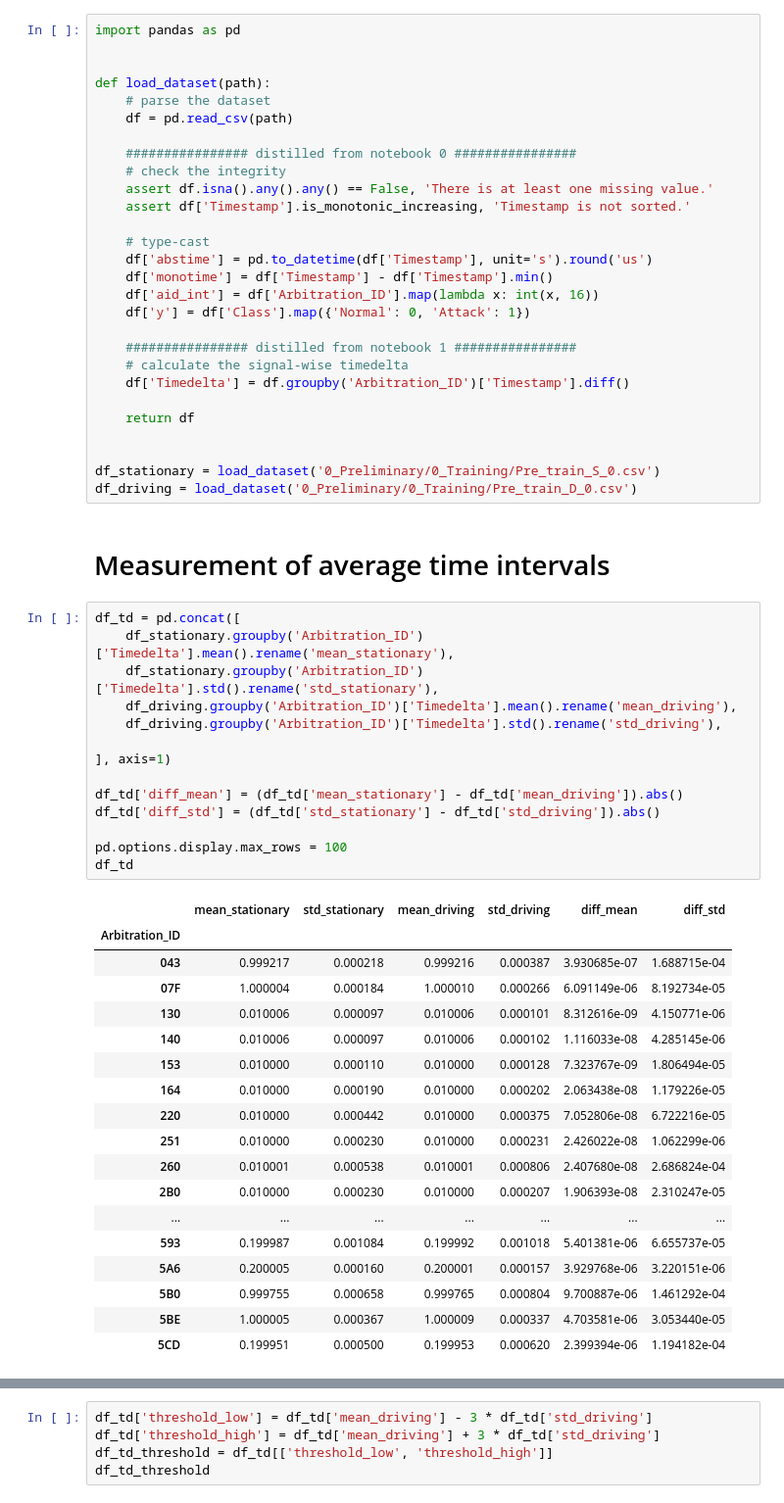
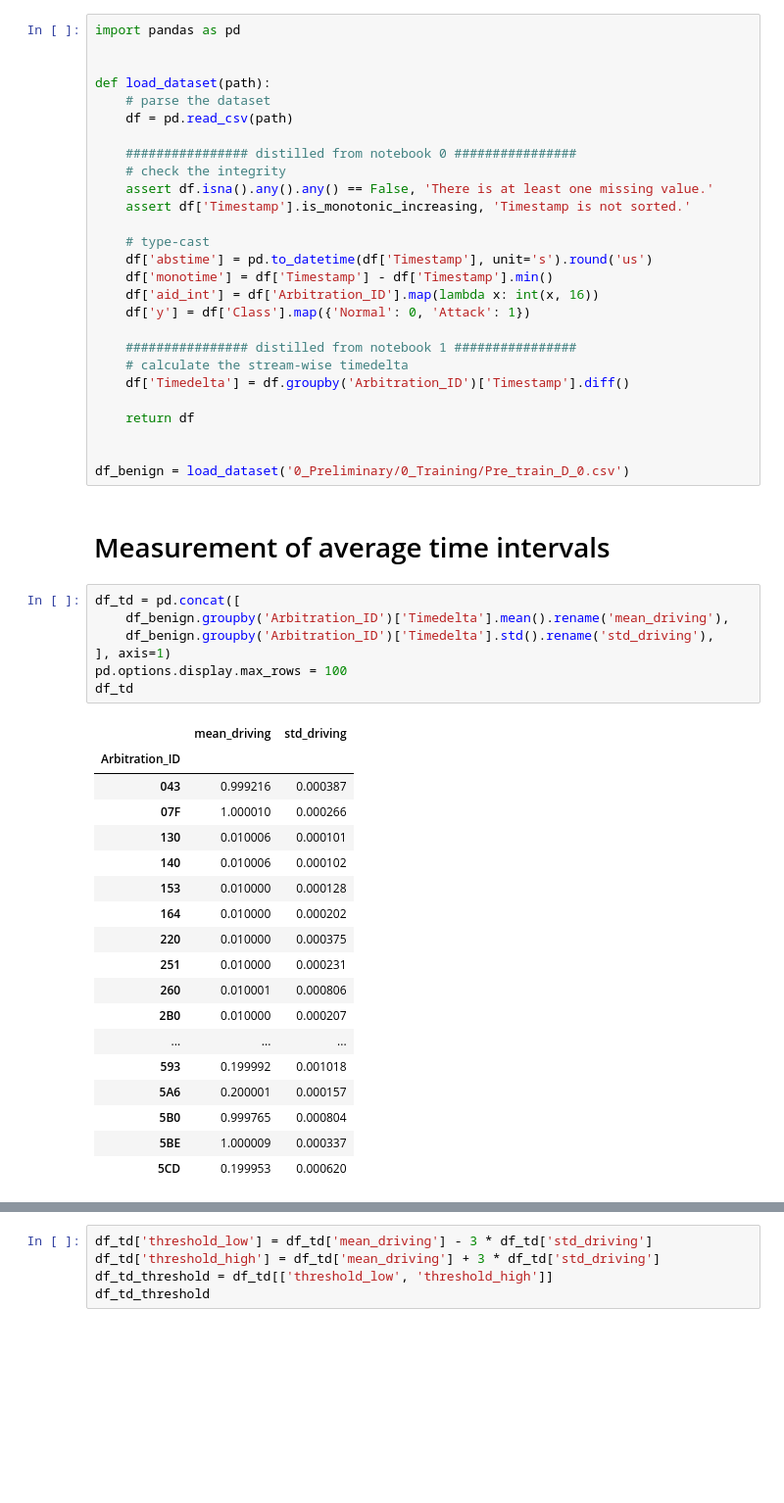
Before and after one commit to hksecurity/2022-StudyTour-UWA-KU, a Jupyter notebook: 2_time_interval_based_IDS.ipynb, the cells around one changed output, grey strips where cells are left out. Shown: that part at 98% size. Drawn from its saved outputs; the diff is of its cells as text; blank space fills up the shorter version.

```diff
--- a/2_time_interval_based_IDS.ipynb
+++ b/2_time_interval_based_IDS.ipynb
@@ -18,46 +18,38 @@ def load_dataset(path):
     df['y'] = df['Class'].map({'Normal': 0, 'Attack': 1})
 
     ################ distilled from notebook 1 ################
-    # calculate the signal-wise timedelta
+    # calculate the stream-wise timedelta
     df['Timedelta'] = df.groupby('Arbitration_ID')['Timestamp'].diff()
 
     return df
 
 
-df_stationary = load_dataset('0_Preliminary/0_Training/Pre_train_S_0.csv')
-df_driving = load_dataset('0_Preliminary/0_Training/Pre_train_D_0.csv')
+df_benign = load_dataset('0_Preliminary/0_Training/Pre_train_D_0.csv')
 # %% [markdown]
 # Measurement of average time intervals
 # %%
 df_td = pd.concat([
-    df_stationary.groupby('Arbitration_ID')['Timedelta'].mean().rename('mean_stationary'),
-    df_stationary.groupby('Arbitration_ID')['Timedelta'].std().rename('std_stationary'),
-    df_driving.groupby('Arbitration_ID')['Timedelta'].mean().rename('mean_driving'),
-    df_driving.groupby('Arbitration_ID')['Timedelta'].std().rename('std_driving'),
-
+    df_benign.groupby('Arbitration_ID')['Timedelta'].mean().rename('mean_driving'),
+    df_benign.groupby('Arbitration_ID')['Timedelta'].std().rename('std_driving'),
 ], axis=1)
-
-df_td['diff_mean'] = (df_td['mean_stationary'] - df_td['mean_driving']).abs()
-df_td['diff_std'] = (df_td['std_stationary'] - df_td['std_driving']).abs()
-
 pd.options.display.max_rows = 100
 df_td
 # %% [output]
-|  | mean_stationary | std_stationary | mean_driving | std_driving | diff_mean | diff_std |
-| Arbitration_ID |  |  |  |  |  |  |
-| 043 | 0.999217 | 0.000218 | 0.999216 | 0.000387 | 3.930685e-07 | 1.688715e-04 |
-| 07F | 1.000004 | 0.000184 | 1.000010 | 0.000266 | 6.091149e-06 | 8.192734e-05 |
-| 130 | 0.010006 | 0.000097 | 0.010006 | 0.000101 | 8.312616e-09 | 4.150771e-06 |
-| 140 | 0.010006 | 0.000097 | 0.010006 | 0.000102 | 1.116033e-08 | 4.285145e-06 |
-| 153 | 0.010000 | 0.000110 | 0.010000 | 0.000128 | 7.323767e-09 | 1.806494e-05 |
-| 164 | 0.010000 | 0.000190 | 0.010000 | 0.000202 | 2.063438e-08 | 1.179226e-05 |
-| 220 | 0.010000 | 0.000442 | 0.010000 | 0.000375 | 7.052806e-08 | 6.722216e-05 |
-| 251 | 0.010000 | 0.000230 | 0.010000 | 0.000231 | 2.426022e-08 | 1.062299e-06 |
-| 260 | 0.010001 | 0.000538 | 0.010001 | 0.000806 | 2.407680e-08 | 2.686824e-04 |
-| 2B0 | 0.010000 | 0.000230 | 0.010000 | 0.000207 | 1.906393e-08 | 2.310247e-05 |
-| ... | ... | ... | ... | ... | ... | ... |
-| 593 | 0.199987 | 0.001084 | 0.199992 | 0.001018 | 5.401381e-06 | 6.655737e-05 |
-| 5A6 | 0.200005 | 0.000160 | 0.200001 | 0.000157 | 3.929768e-06 | 3.220151e-06 |
-| 5B0 | 0.999755 | 0.000658 | 0.999765 | 0.000804 | 9.700887e-06 | 1.461292e-04 |
-| 5BE | 1.000005 | 0.000367 | 1.000009 | 0.000337 | 4.703581e-06 | 3.053440e-05 |
-| 5CD | 0.199951 | 0.000500 | 0.199953 | 0.000620 | 2.399394e-06 | 1.194182e-04 |
+|  | mean_driving | std_driving |
+| Arbitration_ID |  |  |
+| 043 | 0.999216 | 0.000387 |
+| 07F | 1.000010 | 0.000266 |
+| 130 | 0.010006 | 0.000101 |
+| 140 | 0.010006 | 0.000102 |
+| 153 | 0.010000 | 0.000128 |
+| 164 | 0.010000 | 0.000202 |
+| 220 | 0.010000 | 0.000375 |
+| 251 | 0.010000 | 0.000231 |
+| 260 | 0.010001 | 0.000806 |
+| 2B0 | 0.010000 | 0.000207 |
+| ... | ... | ... |
+| 593 | 0.199992 | 0.001018 |
+| 5A6 | 0.200001 | 0.000157 |
+| 5B0 | 0.999765 | 0.000804 |
+| 5BE | 1.000009 | 0.000337 |
+| 5CD | 0.199953 | 0.000620 |
```
Also changed, not shown: parts of 11 cells of this notebook, 4 other files.
